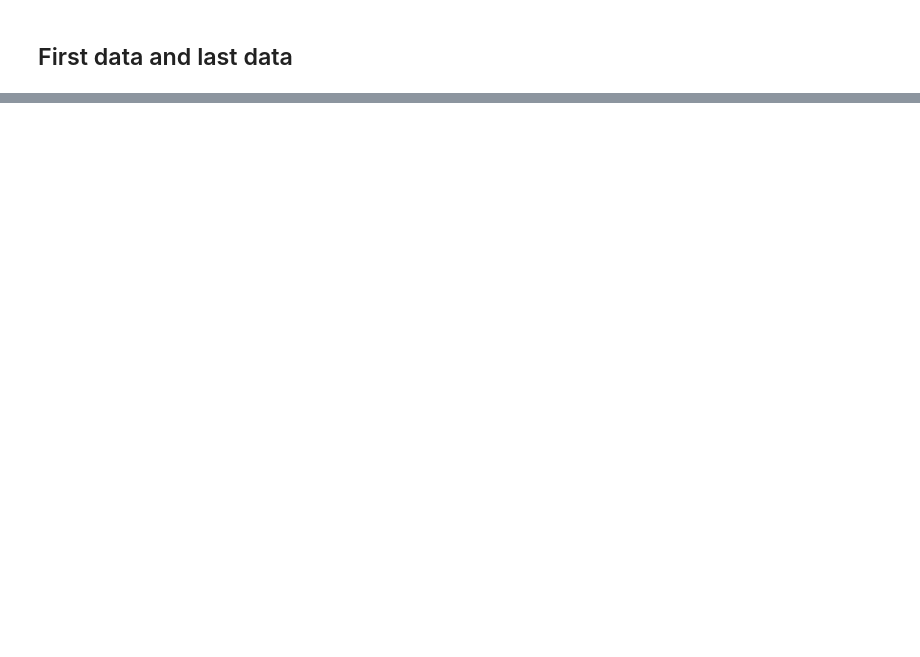
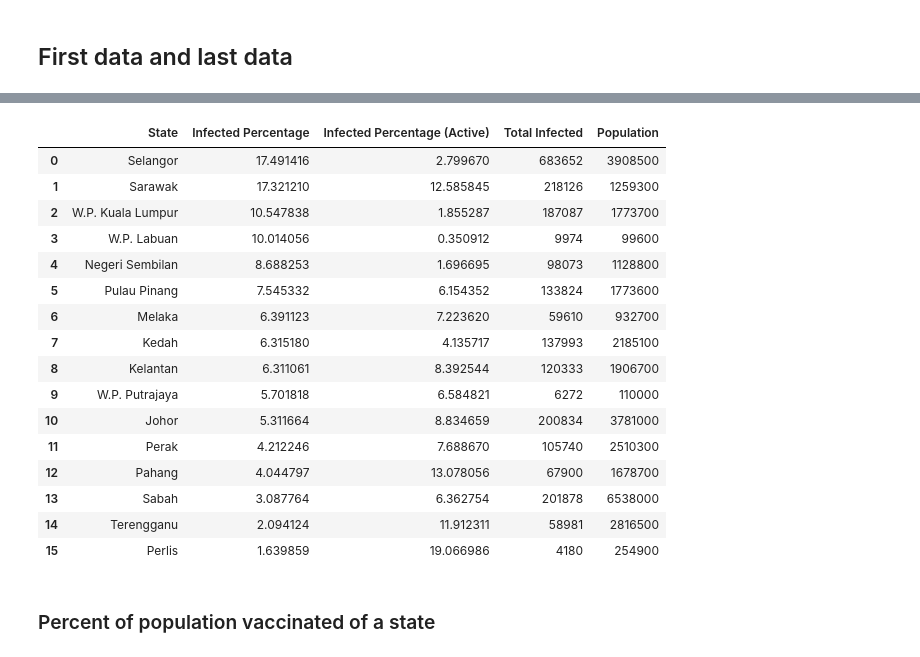
Before and after one commit to PriteshPatel3/covid-again, a Jupyter notebook: Untitled.ipynb, the cells around one changed output, grey strips where cells are left out. Drawn from its saved outputs; the diff is of its cells as text; code cells hidden in the pictures; blank space fills up the shorter version.

```diff
--- a/Untitled.ipynb
+++ b/Untitled.ipynb
@@ -318,0 +321,12 @@ Name: date, dtype: object
+# %%
+state_list = ['Johor', 'Kedah', 'Kelantan', 'Melaka', 'Negeri Sembilan', 'Pahang',
+ 'Pulau Pinang', 'Perak', 'Perlis', 'Sabah', 'Sarawak', 'Selangor', 'Terengganu',
+ 'W.P. Kuala Lumpur', 'W.P. Labuan', 'W.P. Putrajaya']
+cases_statedf = []
+for x in state_list:
+  cases_statedf.append(cases_state[cases_state['state'] == x].reset_index())
+# %%
+def percentInfected(state,pop):
+    percent = state / pop
+    return percent * 100
+johor_cases['cases_active'].iloc[-1]
@@ -318,0 +335,8 @@ Name: date, dtype: object
+# %%
+percentInfectedList = []
+i = 1
+for x in cases_statedf:
+    percentInfectedList.append([x['state'][0],percentInfected(x['cases_new'].sum(),pop['pop'][i]),percentInfected(x['cases_active'].iloc[-1],x['cases_new'].sum()),x['cases_new'].sum(),pop['pop'][i]])
+    i += 1
+
+percentInfectedList
@@ -318,0 +364,23 @@ Name: date, dtype: object
+# %%
+state_infected = pd.DataFrame(data =percentInfectedList,columns=['State','Infected Percentage','Infected Percentage (Active)','Total Infected','Population'] )
+state_infected.sort_values(by='Infected Percentage',ascending = False).reset_index().drop('index',axis=1)
+# %% [output]
+|  | State | Infected Percentage | Infected Percentage (Active) | Total Infected | Population |
+| 0 | Selangor | 17.491416 | 2.799670 | 683652 | 3908500 |
+| 1 | Sarawak | 17.321210 | 12.585845 | 218126 | 1259300 |
+| 2 | W.P. Kuala Lumpur | 10.547838 | 1.855287 | 187087 | 1773700 |
+| 3 | W.P. Labuan | 10.014056 | 0.350912 | 9974 | 99600 |
+| 4 | Negeri Sembilan | 8.688253 | 1.696695 | 98073 | 1128800 |
+| 5 | Pulau Pinang | 7.545332 | 6.154352 | 133824 | 1773600 |
+| 6 | Melaka | 6.391123 | 7.223620 | 59610 | 932700 |
+| 7 | Kedah | 6.315180 | 4.135717 | 137993 | 2185100 |
+| 8 | Kelantan | 6.311061 | 8.392544 | 120333 | 1906700 |
+| 9 | W.P. Putrajaya | 5.701818 | 6.584821 | 6272 | 110000 |
+| 10 | Johor | 5.311664 | 8.834659 | 200834 | 3781000 |
+| 11 | Perak | 4.212246 | 7.688670 | 105740 | 2510300 |
+| 12 | Pahang | 4.044797 | 13.078056 | 67900 | 1678700 |
+| 13 | Sabah | 3.087764 | 6.362754 | 201878 | 6538000 |
+| 14 | Terengganu | 2.094124 | 11.912311 | 58981 | 2816500 |
+| 15 | Perlis | 1.639859 | 19.066986 | 4180 | 254900 |
+# %% [markdown]
+### Percent of population vaccinated of a state
```
Also changed, not shown: parts of 54 cells of this notebook, 2 other files.
